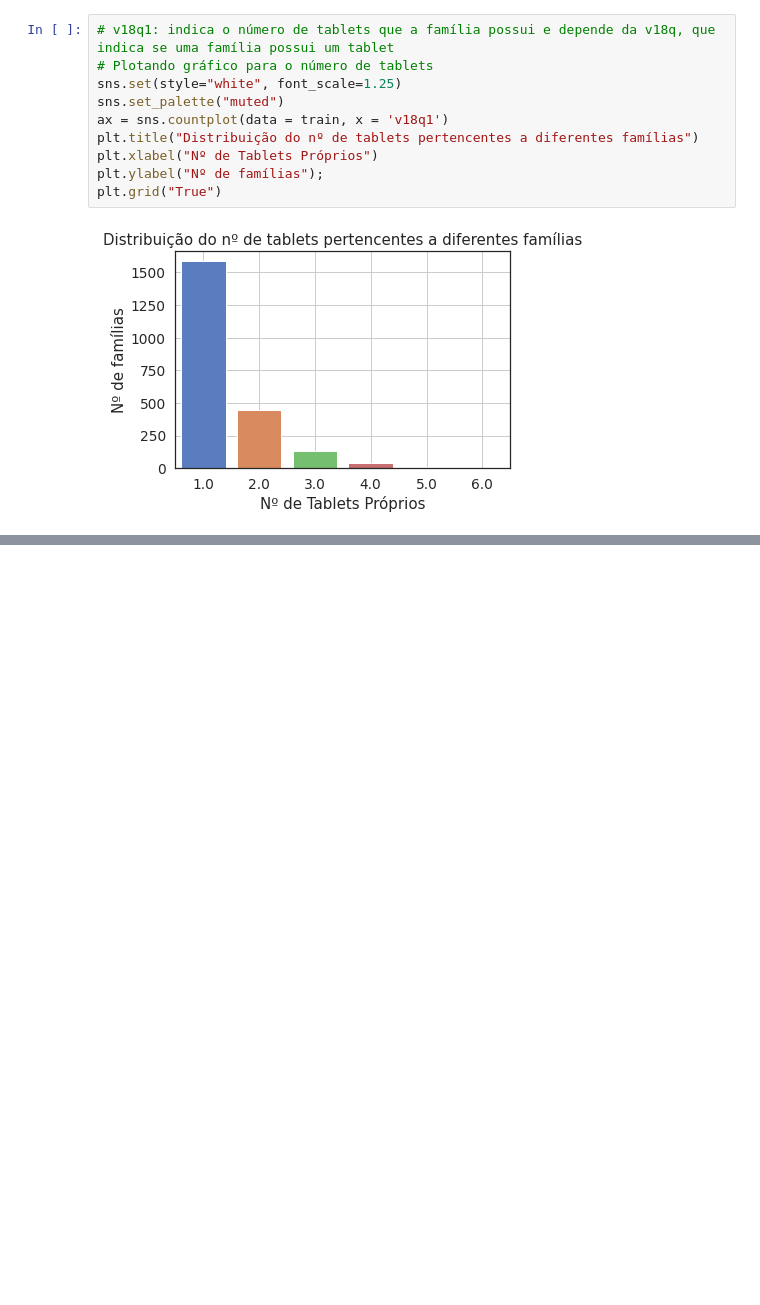
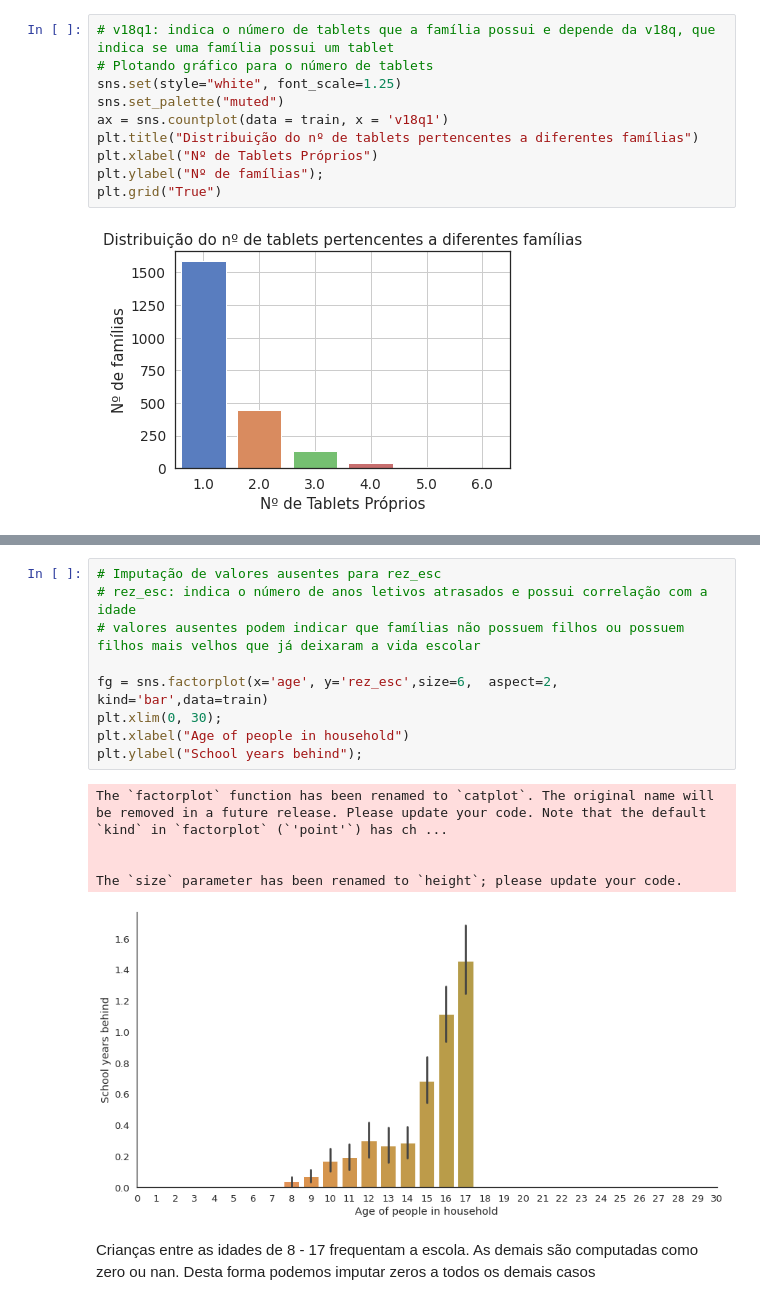
Before and after one commit to leandrorodor/PGR-IESB-P9043-CDNA-20203, a Jupyter notebook: projeto_kaggle.ipynb, the cells around one changed output, grey strips where cells are left out. Saved outputs shown, nothing was run; the diff lists cells and outputs as text; blank space fills up the shorter version.

```diff
--- a/projeto_kaggle.ipynb
+++ b/projeto_kaggle.ipynb
@@ -119,0 +227,17 @@ plt.grid("True")
+# %%
+# Imputação de valores ausentes para rez_esc
+# rez_esc: indica o número de anos letivos atrasados e possui correlação com a idade
+# valores ausentes podem indicar que famílias não possuem filhos ou possuem filhos mais velhos que já deixaram a vida escolar
+
+fg = sns.factorplot(x='age', y='rez_esc',size=6,  aspect=2, kind='bar',data=train)
+plt.xlim(0, 30);
+plt.xlabel("Age of people in household")
+plt.ylabel("School years behind");
+# %% [output]
+The `factorplot` function has been renamed to `catplot`. The original name will be removed in a future release. Please update your code. Note that the default `kind` in `factorplot` (`'point'`) has ch ...
+
+
+The `size` parameter has been renamed to `height`; please update your code.
+[figure, added]
+# %% [markdown]
+Crianças entre as idades de 8 - 17 frequentam a escola. As demais são computadas como zero ou nan. Desta forma podemos imputar zeros a todos os demais casos
```
Also changed, not shown: parts of 11 cells of this notebook.
